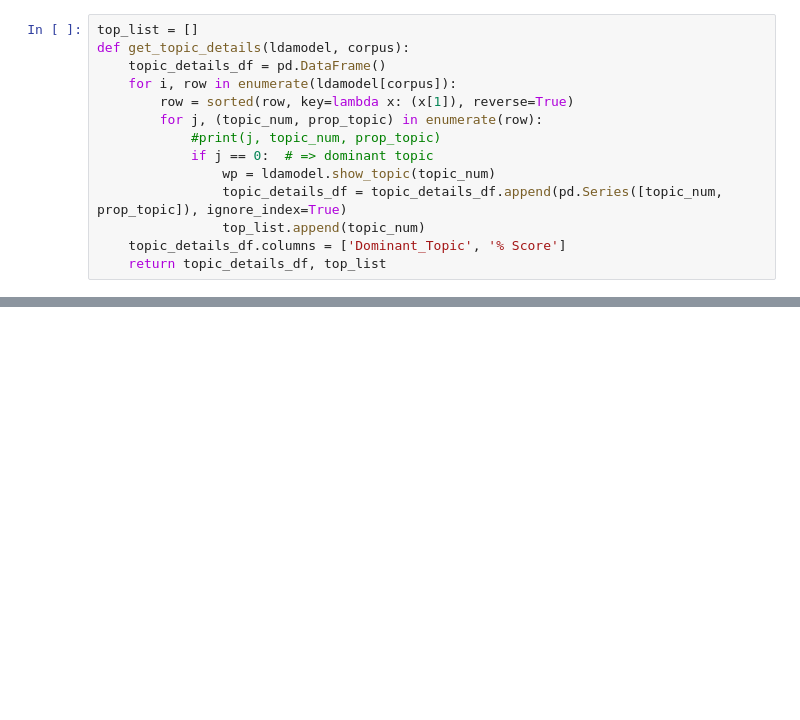
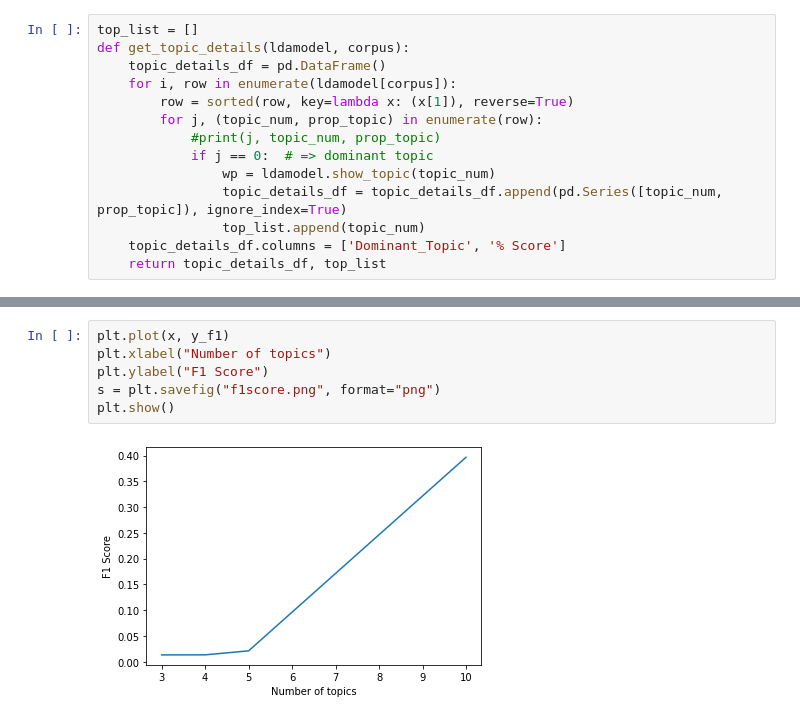
Before and after one commit to abaksy/sec-analysis, a Jupyter notebook: sec-analysis.ipynb, the cells around one changed output, grey strips where cells are left out. Drawn from its saved outputs; the diff is of its cells as text; blank space fills up the shorter version.

```diff
--- a/sec-analysis.ipynb
+++ b/sec-analysis.ipynb
@@ -141,0 +154,8 @@ weighted avg       0.79      0.16      0.08      2648
+# %%
+plt.plot(x, y_f1)
+plt.xlabel("Number of topics")
+plt.ylabel("F1 Score")
+s = plt.savefig("f1score.png", format="png")
+plt.show()
+# %% [output]
+[figure, added]
```
Also changed, not shown: parts of 9 cells of this notebook, 3 other files.
